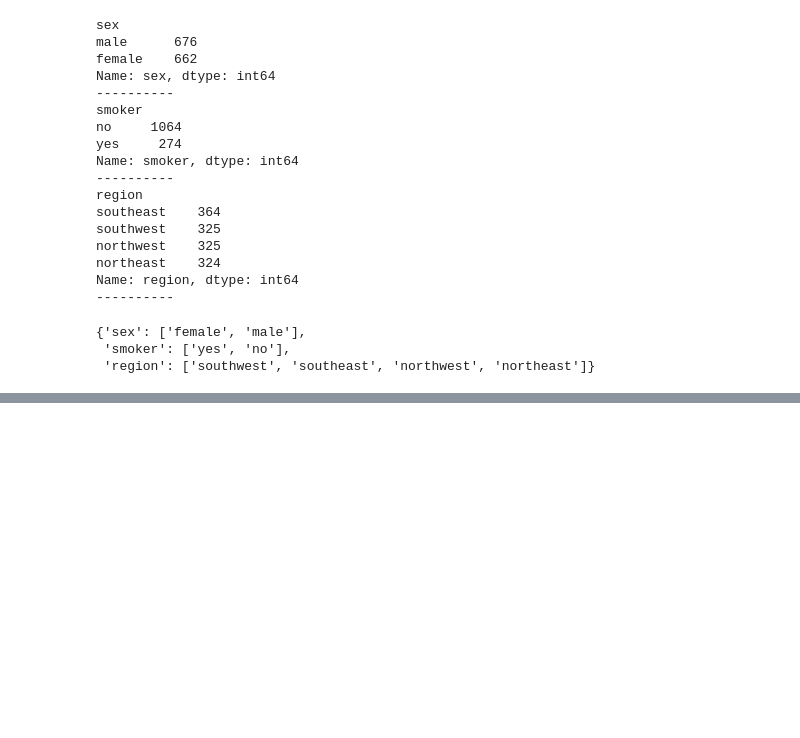
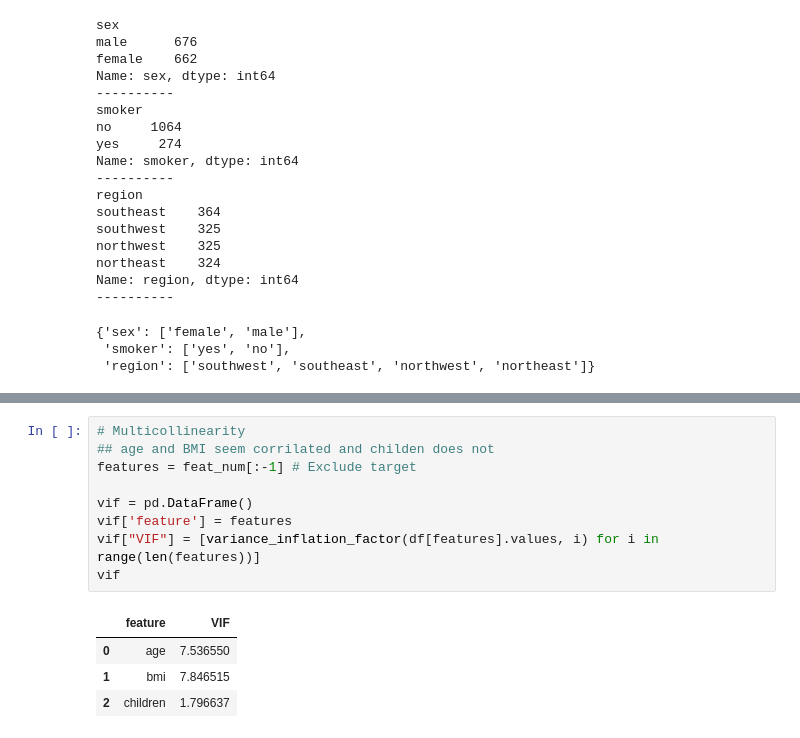
Before and after one commit to lindyc12/insurance_payout, a Jupyter notebook: Explore.ipynb, the cells around one changed output, grey strips where cells are left out. Drawn from its saved outputs; the diff is of its cells as text; blank space fills up the shorter version.

```diff
--- a/Explore.ipynb
+++ b/Explore.ipynb
@@ -102,0 +117,14 @@ for f in feat_num:
+# %%
+# Multicollinearity
+## age and BMI seem corrilated and childen does not
+features = feat_num[:-1] # Exclude target
+
+vif = pd.DataFrame()
+vif['feature'] = features
+vif["VIF"] = [variance_inflation_factor(df[features].values, i) for i in range(len(features))]
+vif
+# %% [output]
+|  | feature | VIF |
+| 0 | age | 7.536550 |
+| 1 | bmi | 7.846515 |
+| 2 | children | 1.796637 |
```
Also changed, not shown: parts of 6 cells of this notebook.
